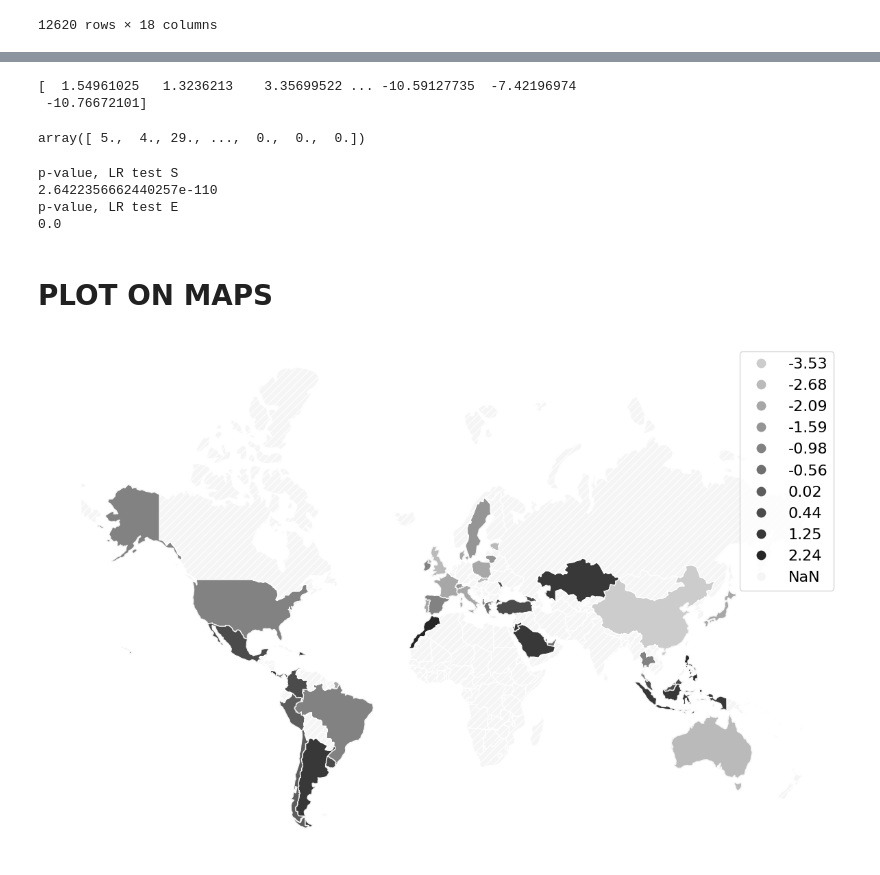
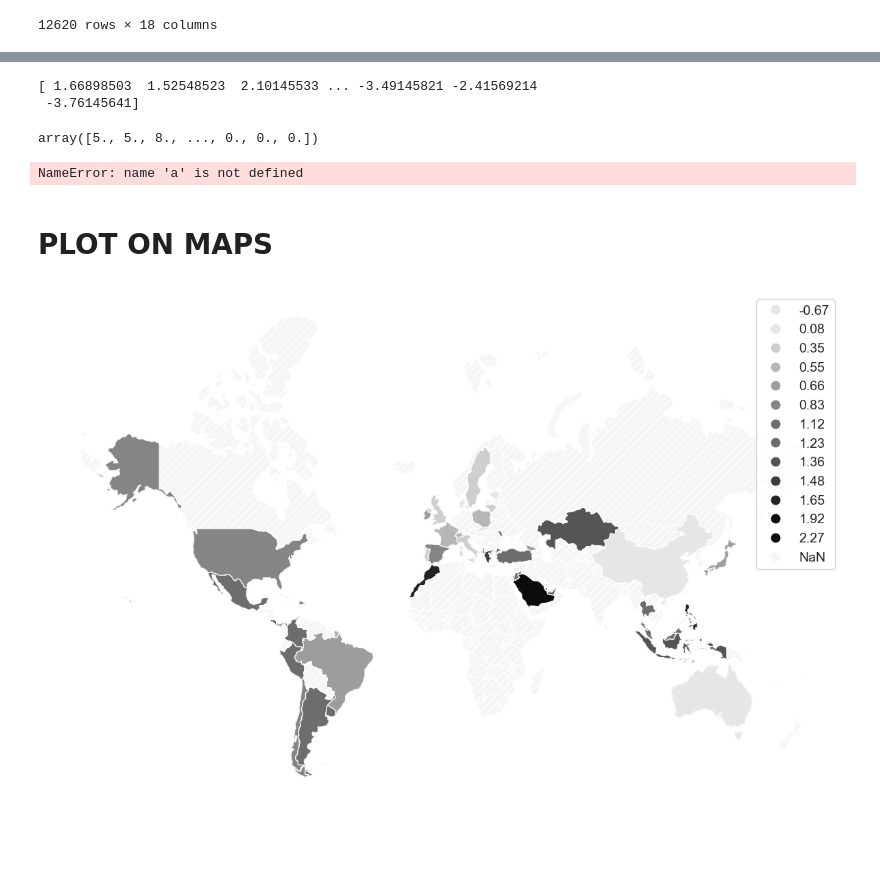
Before and after one commit to alessandragni/SPGLMM_clustering, a Jupyter notebook: Analysis_case_study_results.ipynb, the cells around one changed output, grey strips where cells are left out. Drawn from its saved outputs; the diff is of its cells as text; code cells hidden in the pictures; blank space fills up the shorter version.

```diff
--- a/Analysis_case_study_results.ipynb
+++ b/Analysis_case_study_results.ipynb
@@ -28,13 +30,13 @@ Q = Q.replace({'QCI': 'CHN'})
 n_fix = 2
 ran_var = 'False'
 ran_int = 'True'
-tol = 0.1
+tol = 0.01
 variab = 'SE'
-model = 'B'
+model = 'P'
 
 path = 'output/case_study_results'
 
 
 fileA = open(path + '/' + ran_var + '_' + ran_int + '_' + str(n_fix) + '_' + variab + '_' + str(tol) + '_' + model + '_merging' +'.pickle','rb')
 
-knots, par, W, hess_ran, hess_fix, group, a = pickle.load(fileA)
+knots, par, W, hess_ran, hess_fix, group, modeleval = pickle.load(fileA)
@@ -40,0 +117,26 @@ knots, par, W, hess_ran, hess_fix, group, a = pickle.load(fileA)
+# %%
+# Assuming modeleval[0] is a list of arrays
+
+data = modeleval[3][1:]
+array_lengths = [len(array) for array in modeleval[0][1:]]
+
+# Set the sampling interval
+n = 3  # You can change this to the desired interval
+
+# Create a seaborn plot
+sns.set(style="whitegrid")
+plt.figure(figsize=(9, 6))  # Set the figure size as needed
+
+# Plot the data
+x_values = range(len(array_lengths))
+x_labels = array_lengths[::n]  # Sample every nth label
+sns.lineplot(x=x_values, y=data, linewidth=3, color='black')
+plt.xticks(x_values[::n], x_labels)#, rotation=90)
+plt.xlabel('M', fontsize=22)  # Set x-axis label
+plt.ylabel('AIC', fontsize=22)  # Set y-axis label
+plt.xticks(fontsize=15)
+plt.yticks(fontsize=15)
+plt.title('α = ' + str(tol), fontsize=22)  # Set the plot title
+
+plt.savefig("output/case_study_results/AIC" + str(model) + str(tol) + ".pdf")
+plt.show()
@@ -287,9 +413,9 @@ val = (df['knots'] + par[0] * df['SCHSIZE_scaled'] + par[1] * df['mean_ESCS_std_
 print(val)
 np.round(np.exp(val))
 # %% [output]
-[  1.54961025   1.3236213    3.35699522 ... -10.59127735  -7.42196974
- -10.76672101]
+[ 1.66898503  1.52548523  2.10145533 ... -3.49145821 -2.41569214
+ -3.76145641]
-array([ 5.,  4., 29., ...,  0.,  0.,  0.])
+array([5., 5., 8., ..., 0., 0., 0.])
 # %%
 # FOR THE COMPUTATION OF THE P-VALUES
 
@@ -310,10 +436,7 @@ LR = 2 * (a - a_ristr)
 print('p-value, LR test ' + variab)
 print(chi2.sf(LR,1))
 # %% [output]
-p-value, LR test S
-2.6422356662440257e-110
-p-value, LR test E
-0.0
+NameError: name 'a' is not defined
 # %% [markdown]
 # PLOT ON MAPS
 # %%
@@ -328,7 +451,7 @@ gdf['knots'] = gdf.knots.round(2)
 import matplotlib as mpl
 from matplotlib.colors import ListedColormap, LinearSegmentedColormap
 viridis_big = mpl.colormaps['binary']
-newcmp = ListedColormap(viridis_big(np.linspace(0.2, 0.85, 10)))
+newcmp = ListedColormap(viridis_big(np.linspace(0.1, 0.95, 10)))
 
 gdf.plot(
     column = 'knots',
@@ -340,35 +463,35 @@ gdf.plot(
     cmap = newcmp, #Spectral', #'YlOrBr',
     categorical = True,
     legend = True,
-    legend_kwds={'fontsize': 16},
+    legend_kwds={'fontsize': 14},
     edgecolors = 'whitesmoke' #'lightgray' #'whitesmoke' #'lightgray'
 )
 
 plt.axis('off')
 if model == 'P':
   if tol == 0.01:
     #plt.title('Poisson response  -  α = 0.01')
     plt.savefig('output/case_study_results/Map_Poi_001.pdf', bbox_inches='tight')
   elif tol == 0.05:
     #plt.title('Poisson response  -  α = 0.05')
     plt.savefig('output/case_study_results/Map_Poi_005.pdf', bbox_inches='tight')
   elif tol == 0.1:
     #plt.title('Poisson response  -  α = 0.10')
     plt.savefig('output/case_study_results/Map_Poi_010.pdf', bbox_inches='tight')
 elif model == 'B':
   if tol == 0.01:
     #plt.title('Bernoulli response  -  α = 0.01')
     plt.savefig('output/case_study_results/Map_Ber_001.pdf', bbox_inches='tight')
   elif tol == 0.05:
     #plt.title('Bernoulli response  -  α = 0.05')
     plt.savefig('output/case_study_results/Map_Ber_005.pdf', bbox_inches='tight')
   elif tol == 0.1:
     #plt.title('Bernoulli response  -  α = 0.10')
     plt.savefig('output/case_study_results/Map_Ber_010.pdf', bbox_inches='tight')
 
 plt.show()
 # %% [output]
-[figure, old version]
+[figure, new version]
 # %%
 # Remove territories close to the poles for plotting in pseudo mercator and reproject to pm
 gdf = gdf[~(gdf.iso_a3.isin(['ATA', 'GRL', 'ATF']))].to_crs('epsg:3857')
```
Also changed, not shown: parts of 29 cells of this notebook, 56 other files.
